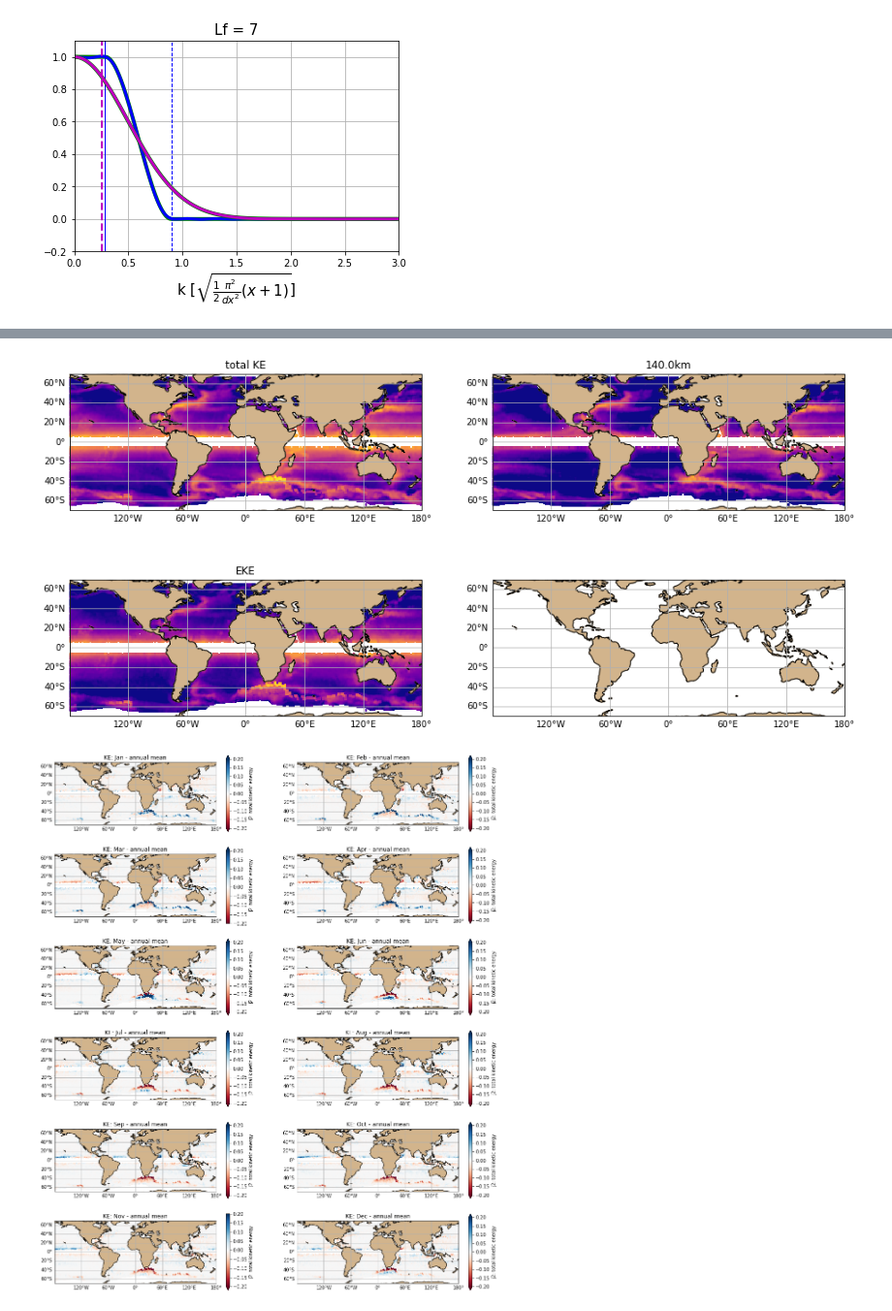
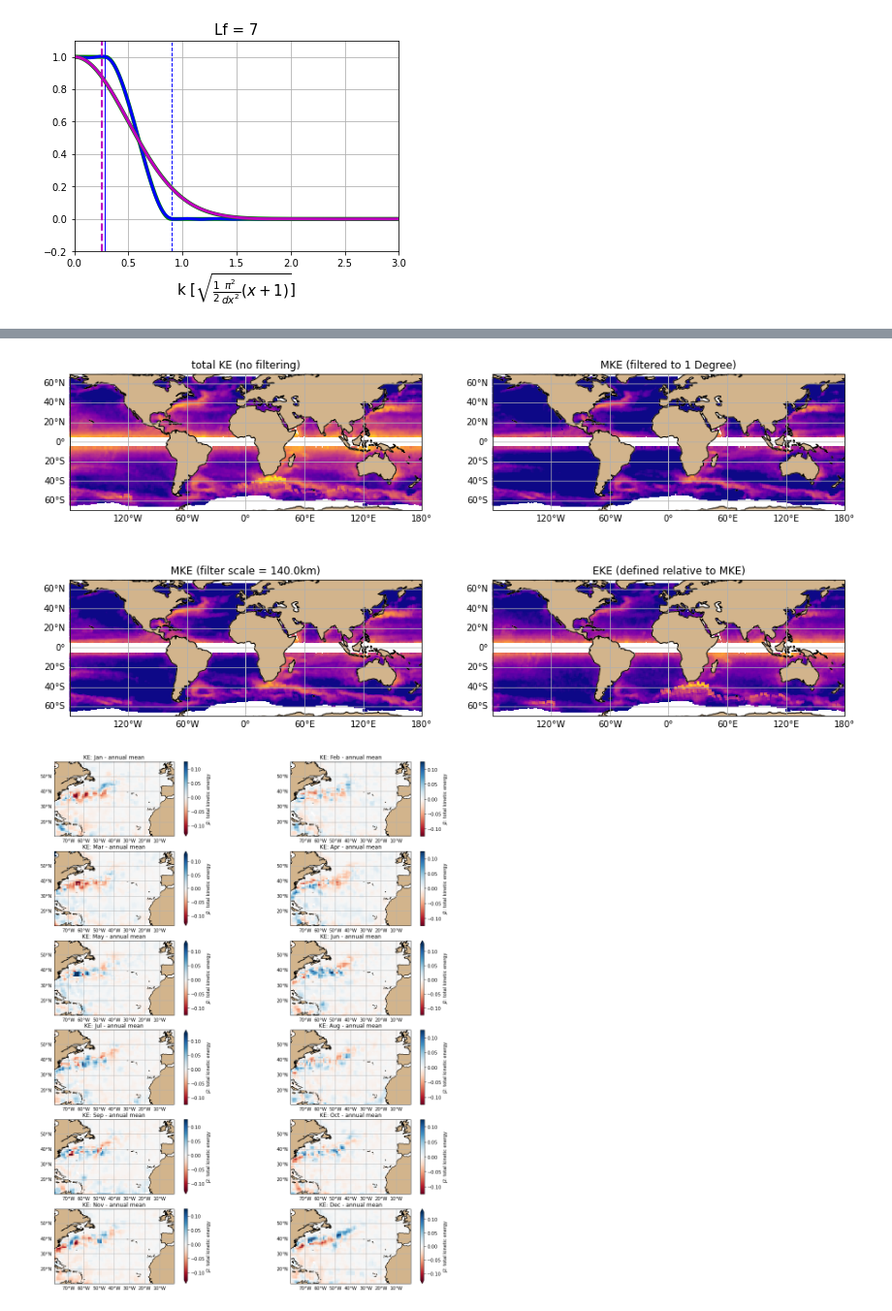
Before and after one commit to ocean-eddy-cpt/WP1T2-2D-EKE-Analysis, a Jupyter notebook: along_track_filtering.ipynb, the cells around one changed output, grey strips where cells are left out. Shown at 97% size. Saved outputs shown, nothing was run; the diff lists cells and outputs as text; code cells hidden in the pictures.

Commit message:
added filter 1 degree filter scale and notes

```diff
--- a/along_track_filtering.ipynb
+++ b/along_track_filtering.ipynb
@@ -201,0 +241,5 @@ Using default N, N = 10 If d>2 or X is not pi then results might not be accurate
+# %%
+resolution = 0.2 # place each track on a lat/lon grid (this value specifies that grid resolution)
+sigma = 1        # gaussian filter scale [degrees] (will be converted to indices when called)
+vel_1deg = filter_degrees(total_vel, lon_record, lat_record, dist, resolution, sigma)
+vel_sq_1deg = filter_degrees(total_vel_sq, lon_record, lat_record, dist, resolution, sigma)
@@ -232,6 +294,7 @@ for i in range(len(time_t_win)):
 field_raw = total_vel                             # unfilted field
 field_filtered = [vel_taper]                      # list where each element is the field filtered to a desired scale
 field_filtered2 = [vel_gauss]                     # list2 where each element is the field filtered to a desired scale
+field_filtered3 = [vel_1deg]                      # list3 where each element is the field filtered to a desired scale
 coarsening_factors = np.array([sample_LfB])       # for most cases we just want to produce a map a 1 filter scale
 # %%
 # ---> ALONG-TRACK ---> 2d MAP (variance at each scale as a function of time)
@@ -243,8 +306,10 @@ mean_field_raw = np.nan * np.ones((len(s_i), len(lon_bin_c), len(lat_bin_c)))
 # mean_sla_Ld = np.nan * np.ones((len(s_i), len(lon_bin_c), len(lat_bin_c)))
 mean_field_filtered = np.nan * np.ones((len(s_i), len(lon_bin_c), len(lat_bin_c), len(coarsening_factors)))
 mean_field_filtered2 = np.nan * np.ones((len(s_i), len(lon_bin_c), len(lat_bin_c), len(coarsening_factors)))
+mean_field_filtered3 = np.nan * np.ones((len(s_i), len(lon_bin_c), len(lat_bin_c), len(coarsening_factors)))
 mean_field_eke = np.nan * np.ones((len(s_i), len(lon_bin_c), len(lat_bin_c), len(coarsening_factors)))
 mean_field_eke2 = np.nan * np.ones((len(s_i), len(lon_bin_c), len(lat_bin_c), len(coarsening_factors)))
+mean_field_eke3 = np.nan * np.ones((len(s_i), len(lon_bin_c), len(lat_bin_c), len(coarsening_factors)))
 # --- MASTER LOOPS ---
 for tt in range(len(s_i)):                         # month
     for i in tqdm(range(1, len(lon_bin_c) - 1)):   # lon
@@ -262,6 +327,7 @@ for tt in range(len(s_i)):                         # month
             filters = {}
             filtersG = {}
             filtersB = {}
+            filtersDeg = {}
             for tib in range(len(ai)):
                 # for each track that crosses through box, again find subset of grid points in box
                 inn2 = np.where((lon_record[ai[tib]] > this_lon0) & (lon_record[ai[tib]] < this_lon1) & \
@@ -279,6 +345,7 @@ for tt in range(len(s_i)):                         # month
                         filters[coarsening_factors[ff]] = field_filtered[ff][ai[tib]][time_in][:, inn2].flatten()
                         filtersG[coarsening_factors[ff]] = field_filtered2[ff][ai[tib]][time_in][:, inn2].flatten()
                         # filtersB[coarsening_factors[ff]] = vel_b_dict[ff][ai[tib]][time_in][:, inn2].flatten()
+                        filtersDeg[coarsening_factors[ff]] = field_filtered3[ff][ai[tib]][time_in][:, inn2].flatten()
                     countf = countf + 1
                 else:
                     sla_i = np.append(sla_i, field_raw[ai[tib]][time_in][:, inn2].flatten())
@@ -287,6 +354,7 @@ for tt in range(len(s_i)):                         # month
                         filters[coarsening_factors[ff]] = np.concatenate((filters[coarsening_factors[ff]], field_filtered[ff][ai[tib]][time_in][:, inn2].flatten()))
                         filtersG[coarsening_factors[ff]] = np.concatenate((filtersG[coarsening_factors[ff]], field_filtered2[ff][ai[tib]][time_in][:, inn2].flatten()))
                         # filtersB[coarsening_factors[ff]] = np.concatenate((filtersB[coarsening_factors[ff]], vel_b_dict[ff][ai[tib]][time_in][:, inn2].flatten()))
+                        filtersDeg[coarsening_factors[ff]] = np.concatenate((filtersDeg[coarsening_factors[ff]], field_filtered3[ff][ai[tib]][time_in][:, inn2].flatten()))
 
             # average in each lat/lon box
             if countf > 0:  # (len(ai) > 1):
@@ -300,10 +368,12 @@ for tt in range(len(s_i)):                         # month
                         # -- large scale (\overline{\eta}^2) (filtering of the quantity, then squaring)
                         mean_field_filtered[tt,i,j,cf] = np.nanmean(filters[coarsening_factors[cf]]**2)
                         mean_field_filtered2[tt,i,j,cf] = np.nanmean(filtersG[coarsening_factors[cf]]**2)
+                        mean_field_filtered3[tt,i,j,cf] = np.nanmean(filtersDeg[coarsening_factors[cf]]**2)
                         # mean_sla_smoothB[tt,i,j,cf] = np.nanmean(filtersB[coarsening_factors[cf]]**2)
                         # - SHARP -- EKE w/o filtering the squared velocity
                         mean_field_eke[tt,i,j,cf] = np.nanmean(sla_i**2 - filters[coarsening_factors[cf]]**2)
                         mean_field_eke2[tt,i,j,cf] = np.nanmean(sla_i**2 - filtersG[coarsening_factors[cf]]**2)
+                        mean_field_eke3[tt,i,j,cf] = np.nanmean(sla_i**2 - filtersDeg[coarsening_factors[cf]]**2)
 
             ai = 0
 # %%
@@ -346,16 +424,20 @@ mean_field_raw_xr.mean(dim='month').isel(longitude=lon_in, latitude=lat_in).plot
                                                                        norm=LogNorm(vmin=0.005, vmax=1), \
                                                                        cmap=plt.get_cmap('plasma'), zorder=0, add_colorbar=False)
 mean_field_raw_xr.attrs = {'source': this_sat}
-mean_field_filtered_xr.mean(dim='month').isel(longitude=lon_in, latitude=lat_in).plot(ax=axs[0,1],transform=ccrs.PlateCarree(), \
+mean_field_filtered_xr.mean(dim='month').isel(longitude=lon_in, latitude=lat_in).plot(ax=axs[1,0],transform=ccrs.PlateCarree(), \
                                                                        norm=LogNorm(vmin=0.005, vmax=1), \
                                                                        cmap=plt.get_cmap('plasma'), zorder=0, add_colorbar=False)
-mean_field_eke_xr.mean(dim='month').isel(longitude=lon_in, latitude=lat_in).plot(ax=axs[1,0],transform=ccrs.PlateCarree(), \
+mean_field_eke_xr.mean(dim='month').isel(longitude=lon_in, latitude=lat_in).plot(ax=axs[1,1],transform=ccrs.PlateCarree(), \
+                                                                       norm=LogNorm(vmin=0.005, vmax=1), \
+                                                                       cmap=plt.get_cmap('plasma'), zorder=0, add_colorbar=False)
+mean_field_filtered3_xr.mean(dim='month').isel(longitude=lon_in, latitude=lat_in).plot(ax=axs[0,1],transform=ccrs.PlateCarree(), \
                                                                        norm=LogNorm(vmin=0.005, vmax=1), \
                                                                        cmap=plt.get_cmap('plasma'), zorder=0, add_colorbar=False)
 
-axs[0,0].set_title('total KE')
-axs[0,1].set_title(str(mean_field_filtered_xr.attrs['l']) + 'km')
-axs[1,0].set_title('EKE')
+axs[0,0].set_title('total KE (no filtering)')
+axs[1,0].set_title('MKE (filter scale = ' + str(sample_LfT*hor_grid_spacing) + 'km)')
+axs[1,1].set_title('EKE (defined relative to MKE)')
+axs[0,1].set_title('MKE (filtered to 1 Degree)')
 for ax in axs.flatten():
     ax.add_feature(cartopy.feature.LAND, color='#D2B48C',zorder=1)
     ax.coastlines()
@@ -366,32 +448,32 @@ for ax in axs.flatten():
     gl.ylabels_right = False
 plt.show()
 # %% [output]
-[figure, old version]
+[figure, new version]
 # %%
-# climatology
-lon_in = np.where((lon_bin_c > 0) & (lon_bin_c < 360))[0]
-lat_in = np.where((lat_bin_c > -80) & (lat_bin_c < 80))[0]
+# climatology (for unfiltered KE)
+# monthly anomalies relative to annual mean
+lon_in = np.where((lon_bin_c > 280) & (lon_bin_c < 360))[0]
+lat_in = np.where(((lat_bin_c > 10) & (lat_bin_c < 60)))[0]
 fig, axs = plt.subplots(6,2,figsize=(17,21),subplot_kw={'projection':ccrs.PlateCarree()})
 i = 0
 for ax in axs.flatten():
-    monthly_anomaly = mean_field_raw_xr.isel(month=i, longitude=lon_in, latitude=lat_in) - mean_field_raw_xr.mean(dim='month').isel(longitude=lon_in, latitude=lat_in)
-    monthly_anomaly.plot(ax=ax,transform=ccrs.PlateCarree(), vmin=-0.2, vmax=0.2, \
+    monthly_anomaly = mean_field_raw_xr.isel(month=i, longitude=lon_in, latitude=lat_in) - \
+        mean_field_raw_xr.mean(dim='month').isel(longitude=lon_in, latitude=lat_in)
+    monthly_anomaly.plot(ax=ax,transform=ccrs.PlateCarree(), vmin=-0.125, vmax=0.125, \
                          cmap=plt.get_cmap('RdBu'), zorder=0, add_colorbar=True)
-    # mean_field_raw_xr.isel(month=i, longitude=lon_in, latitude=lat_in).plot(ax=ax,transform=ccrs.PlateCarree(), \
-    #                                                                         norm=LogNorm(vmin=0.005, vmax=1), \
-    #                                                                         cmap=plt.get_cmap('plasma'), zorder=0, add_colorbar=False)
     ax.set_title('KE: ' + mo_list[i] + ' - annual mean')
     ax.add_feature(cartopy.feature.LAND, color='#D2B48C',zorder=1)
     ax.coastlines()
     ax.set_extent([np.nanmin(lon_bin_c[lon_in]), np.nanmax(lon_bin_c[lon_in]), \
                 np.nanmin(lat_bin_c[lat_in]), np.nanmax(lat_bin_c[lat_in])], crs=ccrs.PlateCarree())
     gl = ax.gridlines(draw_labels=True)
     gl.xlabels_top = False
     gl.ylabels_right = False
     i = i + 1
 plt.show()
+# fig.savefig(this_sat + '_sample_climatology', dpi=450)
 # %% [output]
-[figure, old version]
+[figure, new version]
 # %%
 # note for j2, seasonality is strongly apparent in the agulhas
 # 'seasonal variability in the agulhas retroflection region, matano et al. 1998'
```
Also changed, not shown: parts of 15 cells of this notebook, 1 other file.
